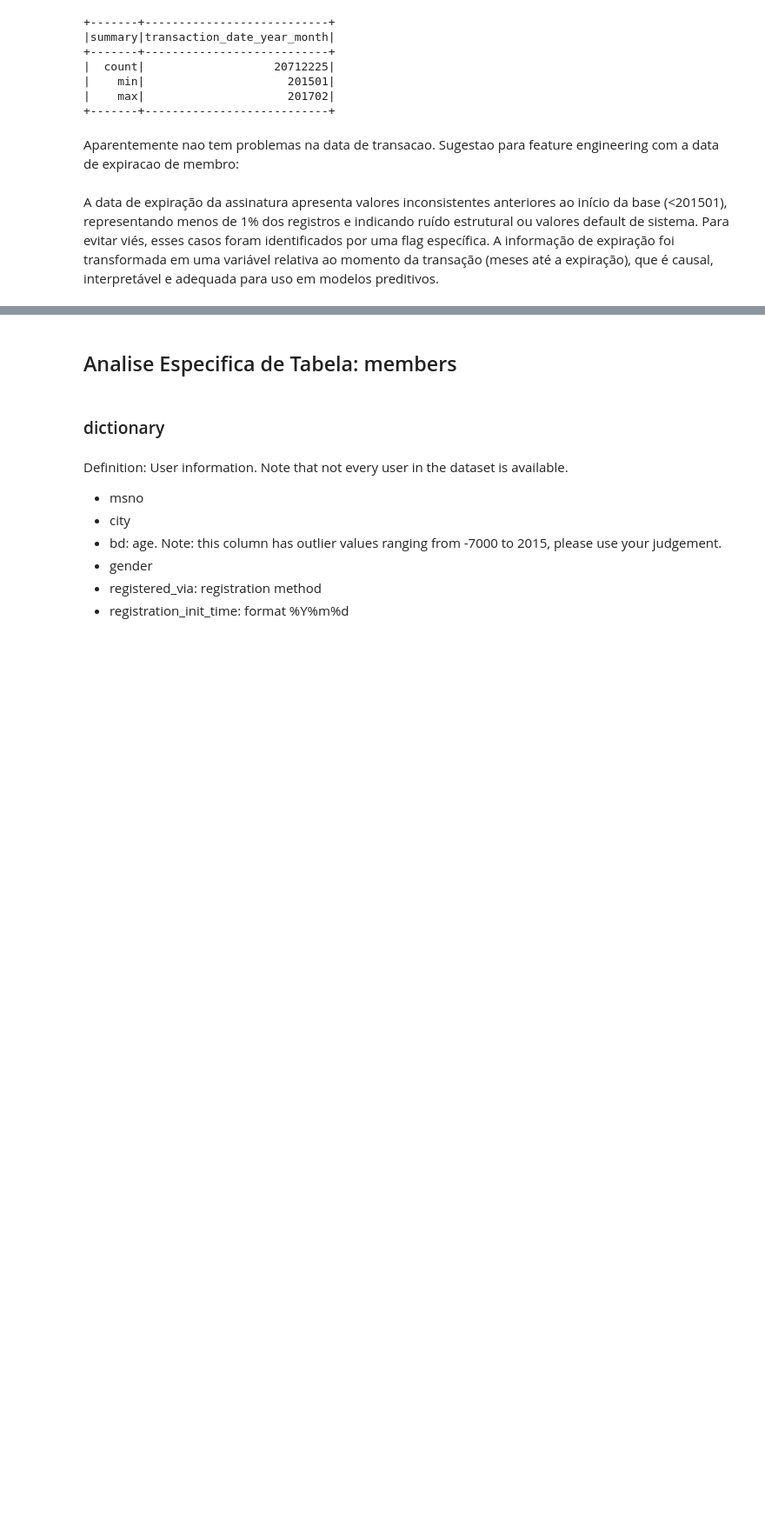
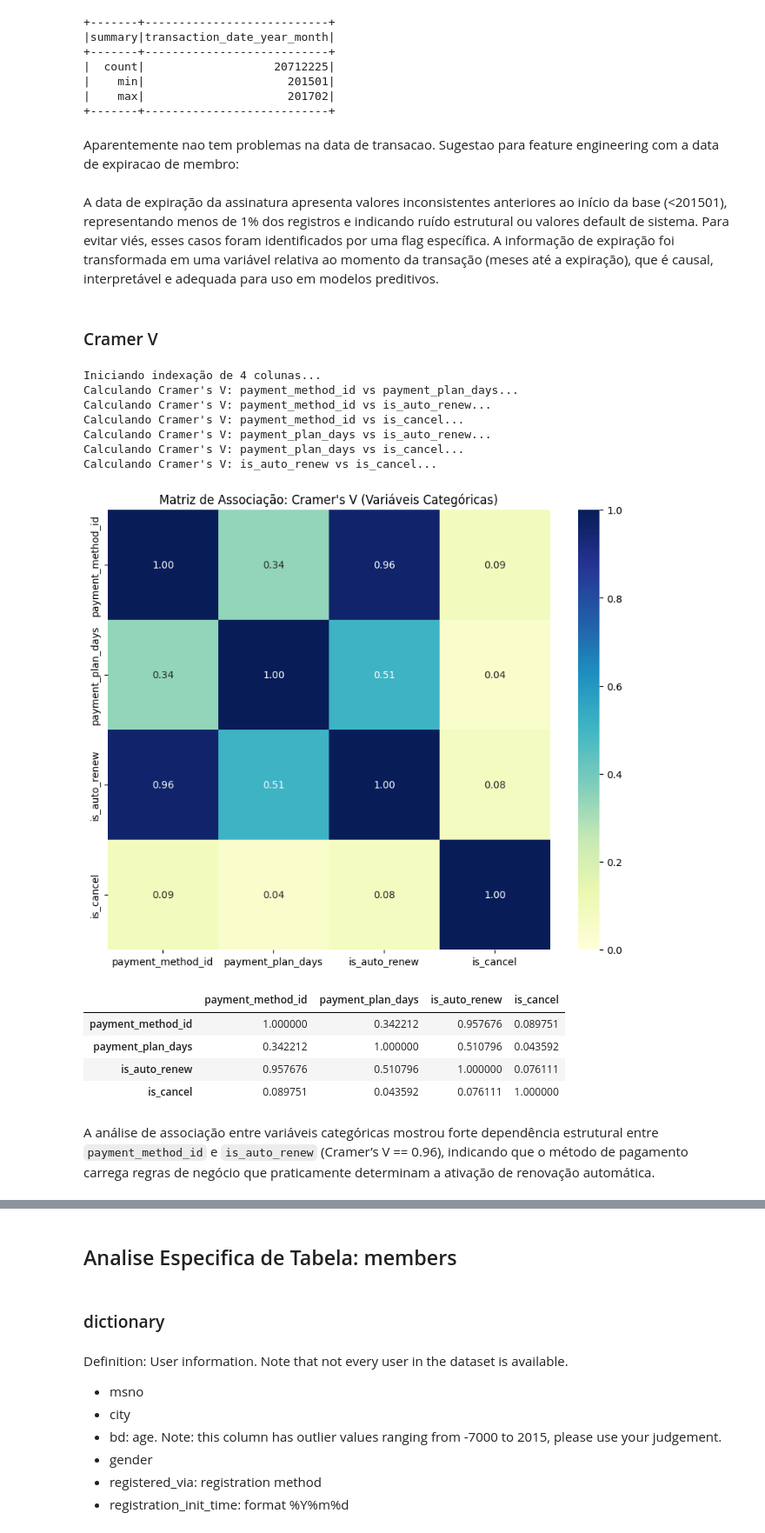
Before and after one commit to GuMauriz/datamaster, a Jupyter notebook: project.ipynb, the cells around one changed output, grey strips where cells are left out. Shown at 87% size. Drawn from its saved outputs; the diff is of its cells as text; code cells hidden in the pictures; blank space fills up the shorter version.

Commit message:
feat: cramer v for transactions and members

```diff
--- a/project.ipynb
+++ b/project.ipynb
@@ -2150,3 +2180,23 @@ df = df.withColumn("months_to_expire",
         (F.col("membership_expire_year_month") - F.col("transaction_date_year_month"))))
 # %% [markdown]
 A data de expiração da assinatura apresenta valores inconsistentes anteriores ao início da base (<201501), representando menos de 1% dos registros e indicando ruído estrutural ou valores default de sistema. Para evitar viés, esses casos foram identificados por uma flag específica. A informação de expiração foi transformada em uma variável relativa ao momento da transação (meses até a expiração), que é causal, interpretável e adequada para uso em modelos preditivos.
+# %% [markdown]
+### Cramer V
+# %%
+matriz_cramer_v_spark(df_transactions, ["payment_method_id", "payment_plan_days", "is_auto_renew", "is_cancel"])
+# %% [output]
+Iniciando indexação de 4 colunas...
+Calculando Cramer's V: payment_method_id vs payment_plan_days...
+Calculando Cramer's V: payment_method_id vs is_auto_renew...
+Calculando Cramer's V: payment_method_id vs is_cancel...
+Calculando Cramer's V: payment_plan_days vs is_auto_renew...
+Calculando Cramer's V: payment_plan_days vs is_cancel...
+Calculando Cramer's V: is_auto_renew vs is_cancel...
+[figure, added]
+|  | payment_method_id | payment_plan_days | is_auto_renew | is_cancel |
+| payment_method_id | 1.000000 | 0.342212 | 0.957676 | 0.089751 |
+| payment_plan_days | 0.342212 | 1.000000 | 0.510796 | 0.043592 |
+| is_auto_renew | 0.957676 | 0.510796 | 1.000000 | 0.076111 |
+| is_cancel | 0.089751 | 0.043592 | 0.076111 | 1.000000 |
+# %% [markdown]
+A análise de associação entre variáveis categóricas mostrou forte dependência estrutural entre `payment_method_id` e `is_auto_renew` (Cramer’s V == 0.96), indicando que o método de pagamento carrega regras de negócio que praticamente determinam a ativação de renovação automática.
```
Also changed, not shown: parts of 16 cells of this notebook.
